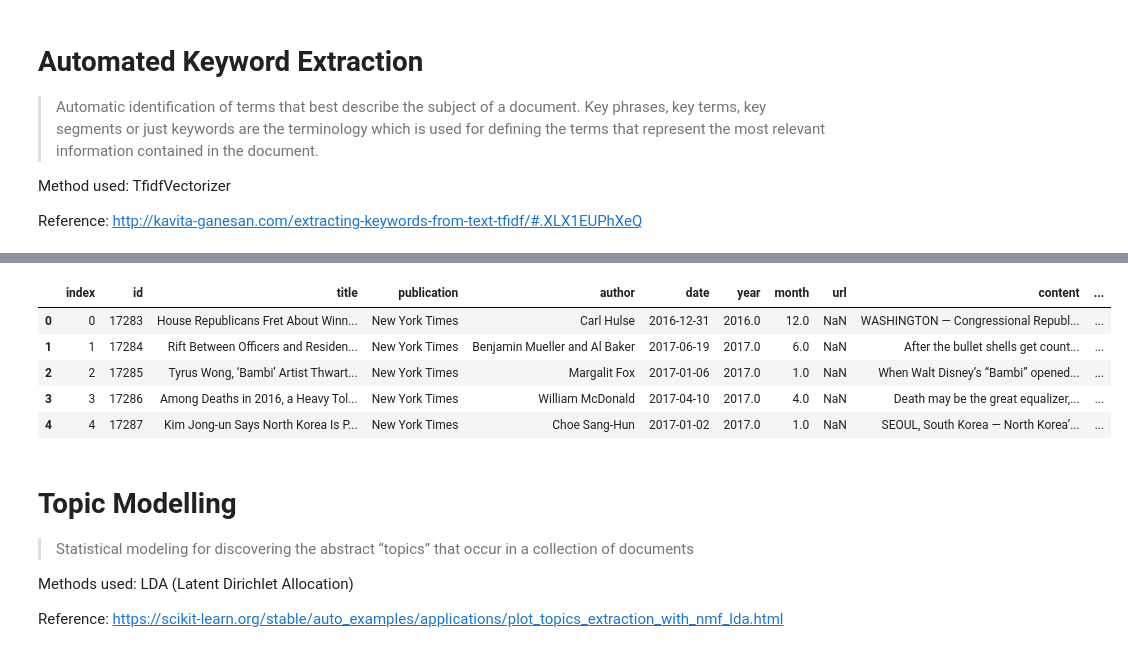
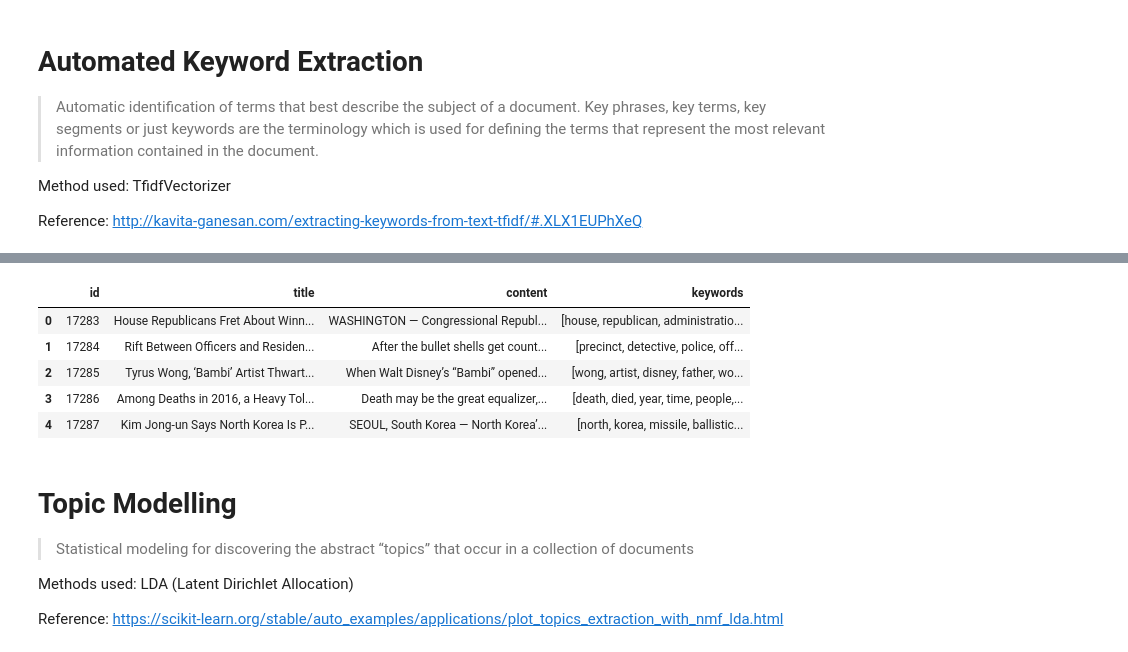
Before and after one commit to sciencaholic/Context-Analysis, a Jupyter notebook: context_analysis.ipynb, the cells around one changed output, grey strips where cells are left out. Saved outputs shown, nothing was run; the diff lists cells and outputs as text; code cells hidden in the pictures.

```diff
--- a/context_analysis.ipynb
+++ b/context_analysis.ipynb
@@ -20,12 +20,12 @@ Dataset: https://www.kaggle.com/snapcrack/all-the-news
 # %%
 # Get the data
 import random
-path = '/home/pratikshasahu/Documents/EIDETIA/env/data/articles1.csv'
+path = './data/articles1.csv'
 
 df = pd.read_csv(path, skiprows=0, nrows=1000)
 df.rename(columns={'Unnamed: 0':'index'}, inplace=True)
 
-df.head(5)
+df.head()
 # %% [output]
 |  | index | id | title | publication | author | date | year | month | url | content |
 | 0 | 0 | 17283 | House Republicans Fret About Winn... | New York Times | Carl Hulse | 2016-12-31 | 2016.0 | 12.0 | NaN | WASHINGTON — Congressional Republ... |
@@ -41,13 +48,18 @@ English stopwords list used below was built by Gerard Salton and Chris Buckley f
 # The preprocessing steps involve converting titles to lowercase, removing punctuation, and splitting the titles into tokens (words).
 import nltk
 import re
-# Lemmatization is simplifying words to their base form, so "running" and "ran" are both considered as "run". This helps in understanding the core topic without getting bogged down by variations of words.
 from nltk.stem.wordnet import WordNetLemmatizer
 from nltk.tokenize import RegexpTokenizer
 
-myfile = open('/home/pratikshasahu/Documents/EIDETIA/env/smart_stopwords.txt')
-stop_words = myfile.read().split()
-myfile.close()
+# Stopwords (common words like "the", "is", etc.) are removed from the tokenized texts to reduce noise in the data.
+# from nltk.corpus import stopwords
+# stop_words = set(stopwords.words('english'))
+stop_words_path = './data/stopwords_en'
+stop_words = set()
+with open(stop_words_path, 'r') as file:
+    for line in file:
+        # Remove any leading/trailing whitespace from the line and add the word to the set
+        stop_words.add(line.strip())
 
 corpus = []
 
@@ -58,6 +70,7 @@ for i in range(len(df['index'])):
     text = re.sub("(\\d|\\W)+"," ",text)              # remove special characters and digits
     text = text.split()                               # convert to list from string
 
+    # Lemmatization is simplifying words to their base form, so "running" and "ran" are both considered as "run". This helps in understanding the core topic without getting bogged down by variations of words.
     lem = WordNetLemmatizer()                         # lemmatisation
     text = [lem.lemmatize(word) for word in text if not word in stop_words]
 
@@ -65,6 +78,6 @@ for i in range(len(df['index'])):
 
     corpus.append(text)
 
-corpus[:5]
+corpus[:1]
 # %% [output]
 ['washington congressional republican fear health care lawsuit obama administration win incoming trump administration choose longer defend executive branch suit challenge administration authority spen ...
@@ -110,55 +152,56 @@ Reference: http://kavita-ganesan.com/extracting-keywords-from-text-tfidf/#.XLX1E
 from sklearn.feature_extraction.text import TfidfVectorizer
 from scipy.sparse import coo_matrix
 
-# Term Frequency (TF) is like counting how many times each highlighted word appears in an article to understand its importance in that specific context.
-# Inverse Document Frequency (IDF) helps to reduce the weight of words that appear too frequently across all articles, making common words less dominant in the analysis.
-# Combining TF and IDF gives a score that helps to identify words that are important in an individual article but not just commonly used across all articles.
-# By sorting words in each article based on their TF-IDF scores, the most defining terms of each article are identified, giving a quick glance at what the article is likely about.
+# TfidfVectorizer - Convert a collection of raw documents to a matrix of TF-IDF features.
+tv = TfidfVectorizer(max_df=1, min_df = 0.05, stop_words=list(stop_words), max_features=10000,
+                                ngram_range=(1,3), smooth_idf=True, use_idf=True)
+kw = []
 
+# sort the words in the vector in descending order of TF-IDF values
 def sort_coo(coo_matrix):
     tuples = zip(coo_matrix.col, coo_matrix.data)
     return sorted(tuples, key=lambda x: (x[1], x[0]), reverse=True)
 
+# iterate over sorted items to extract the top 100 keywords.
 def extract_topn_from_vector(feature_names, sorted_items, topn=10):
     sorted_items = sorted_items[:topn]
     score_vals = []
     feature_vals = []
 
     for idx, score in sorted_items:
         score_vals.append(round(score, 3))
         feature_vals.append(feature_names[idx])
 
     results = {}
     for idx in range(len(feature_vals)):
         results[feature_vals[idx]] = score_vals[idx]
 
     return results
 
-tv = TfidfVectorizer(max_df=1, min_df = 0.05, stop_words=stop_words, max_features=10000,
-                                ngram_range=(1,3), smooth_idf=True, use_idf=True)
-kw = []
 
 for index in df['index']:
 
+    # fit_transform - Learn vocabulary and idf, return document-term matrix.
     tfidf_matrix = tv.fit_transform([corpus[index]])
-    feature_names = tv.get_feature_names()
+    # get_feature_names_out - Get output feature names for transformation.
+    feature_names = tv.get_feature_names_out()
 
     sorted_items = sort_coo(tfidf_matrix.tocoo())
     keywords = extract_topn_from_vector(feature_names, sorted_items, topn=100)
     # keywords = {'republican': 0.296, 'house republican': 0.276, ...} <- for index = 0
     #            {'precinct': 0.586, 'detective': 0.403, ...} <- for index = 1
 
     kw.append(list(keywords.keys()))
 
 df['keywords'] = kw
-df.head(5)
+df[['id', 'title', 'content', 'keywords']].head()
 # %% [output]
-|  | index | id | title | publication | author | date | year | month | url | content | ... |
-| 0 | 0 | 17283 | House Republicans Fret About Winn... | New York Times | Carl Hulse | 2016-12-31 | 2016.0 | 12.0 | NaN | WASHINGTON — Congressional Republ... | ... |
-| 1 | 1 | 17284 | Rift Between Officers and Residen... | New York Times | Benjamin Mueller and Al Baker | 2017-06-19 | 2017.0 | 6.0 | NaN | After the bullet shells get count... | ... |
-| 2 | 2 | 17285 | Tyrus Wong, ‘Bambi’ Artist Thwart... | New York Times | Margalit Fox | 2017-01-06 | 2017.0 | 1.0 | NaN | When Walt Disney’s “Bambi” opened... | ... |
-| 3 | 3 | 17286 | Among Deaths in 2016, a Heavy Tol... | New York Times | William McDonald | 2017-04-10 | 2017.0 | 4.0 | NaN | Death may be the great equalizer,... | ... |
-| 4 | 4 | 17287 | Kim Jong-un Says North Korea Is P... | New York Times | Choe Sang-Hun | 2017-01-02 | 2017.0 | 1.0 | NaN | SEOUL, South Korea — North Korea’... | ... |
+|  | id | title | content | keywords |
+| 0 | 17283 | House Republicans Fret About Winn... | WASHINGTON — Congressional Republ... | [house, republican, administratio... |
+| 1 | 17284 | Rift Between Officers and Residen... | After the bullet shells get count... | [precinct, detective, police, off... |
+| 2 | 17285 | Tyrus Wong, ‘Bambi’ Artist Thwart... | When Walt Disney’s “Bambi” opened... | [wong, artist, disney, father, wo... |
+| 3 | 17286 | Among Deaths in 2016, a Heavy Tol... | Death may be the great equalizer,... | [death, died, year, time, people,... |
+| 4 | 17287 | Kim Jong-un Says North Korea Is P... | SEOUL, South Korea — North Korea’... | [north, korea, missile, ballistic... |
 # %% [markdown]
 # Topic Modelling
 
```
Also changed, not shown: parts of 21 cells of this notebook, 8 other files.
